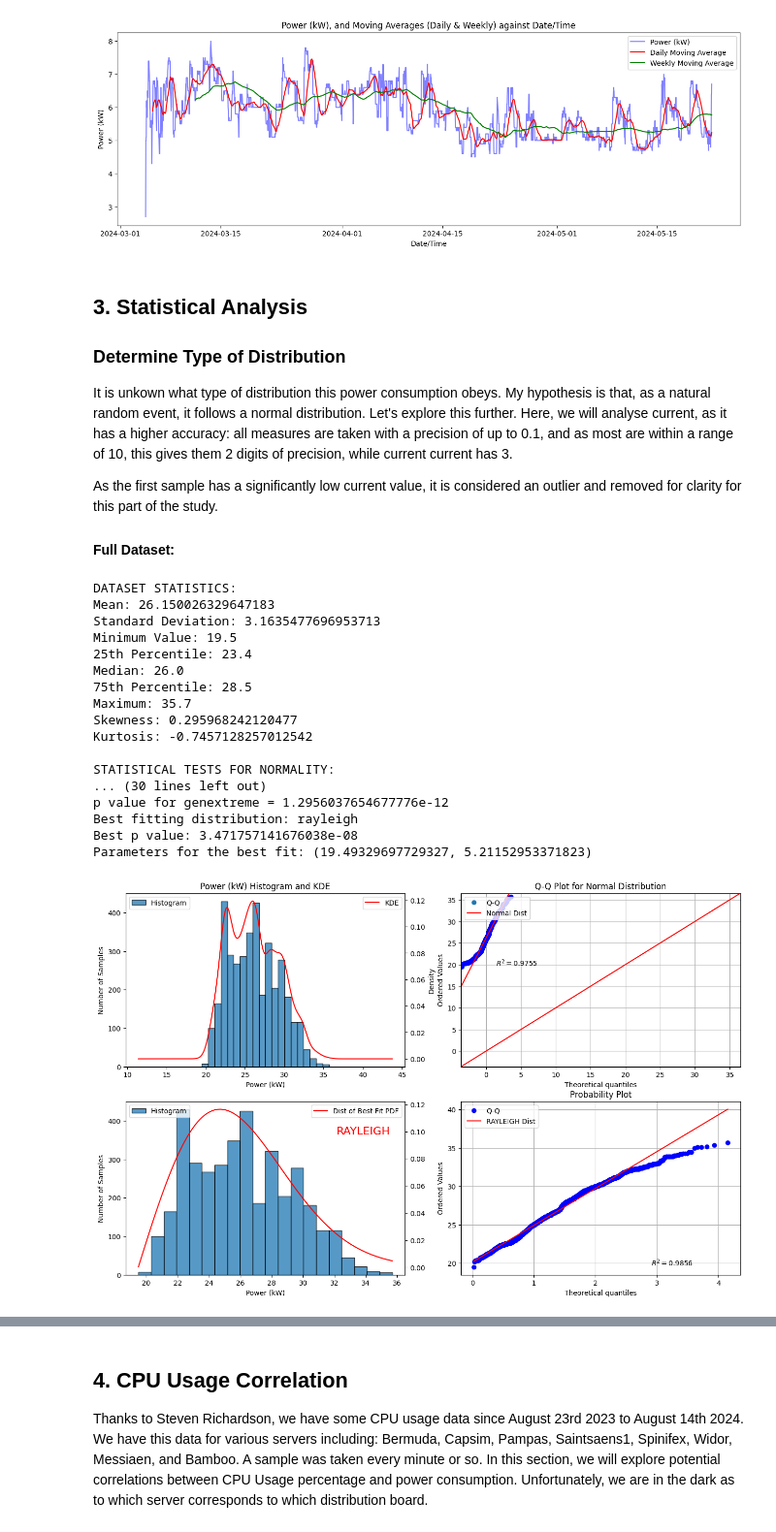
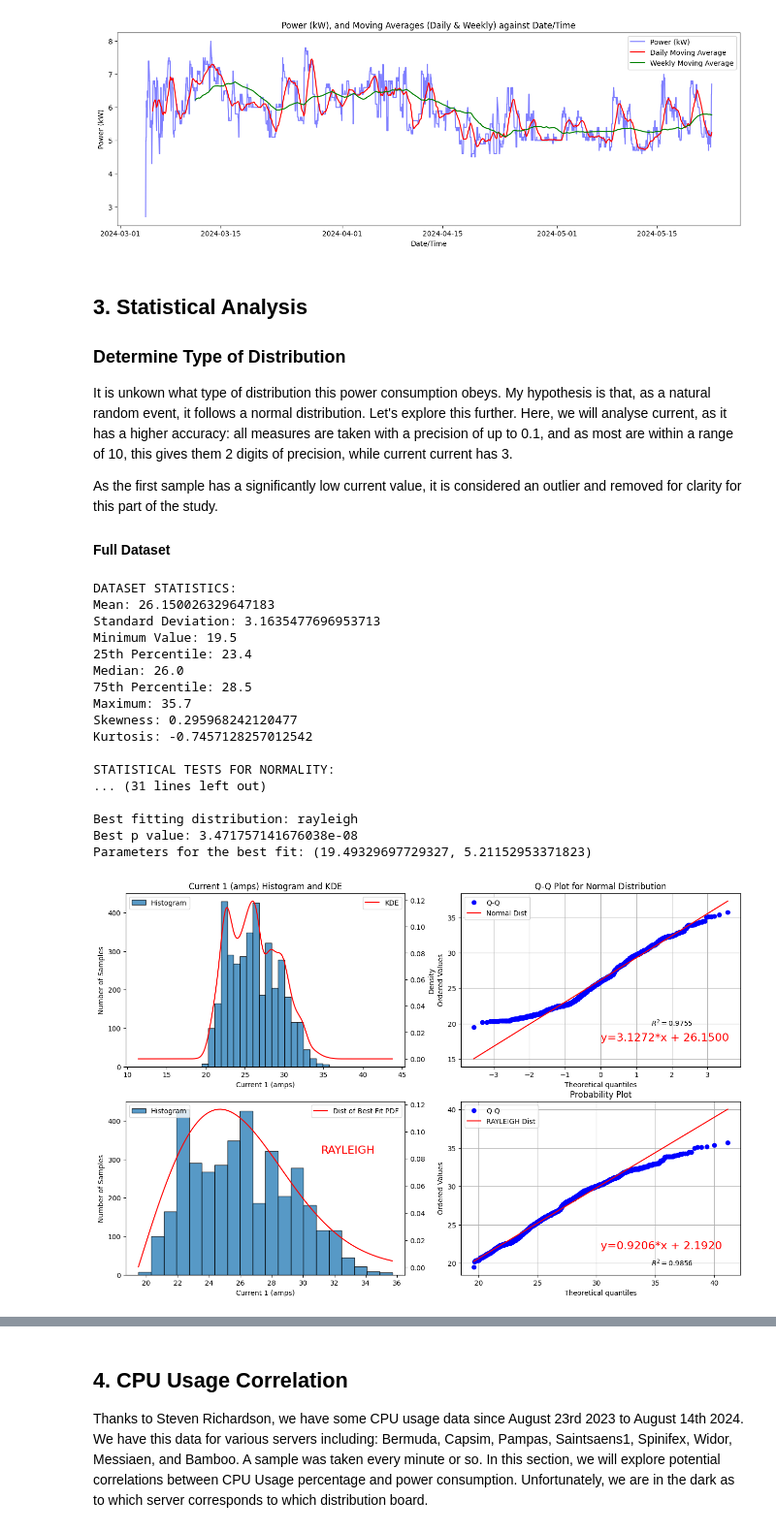
Before and after one commit to ogahector/power_analysis_eeedept, a Jupyter notebook: src/main.ipynb, the cells around one changed output, grey strips where cells are left out. Shown at 97% size. Drawn from its saved outputs; the diff is of its cells as text; code cells hidden in the pictures.

```diff
--- a/src/main.ipynb
+++ b/src/main.ipynb
@@ -419,27 +419,28 @@ It is unkown what type of distribution this power consumption obeys. My hypothes
 
 As the first sample has a significantly low current value, it is considered an outlier and removed for clarity for this part of the study.
 
-#### Full Dataset:
+#### Full Dataset
 # %%
-mylib.statistical_analysis(dl1['Current 1 (amps)'], bins=20, header=HEADER)
+HEADER = 'Current 1 (amps)'
+mylib.statistical_analysis(dl1[HEADER], bins=20, header=HEADER)
 # %% [output]
 DATASET STATISTICS:
 Mean: 26.150026329647183
 Standard Deviation: 3.1635477696953713
 Minimum Value: 19.5
 25th Percentile: 23.4
 Median: 26.0
 75th Percentile: 28.5
 Maximum: 35.7
 Skewness: 0.295968242120477
 Kurtosis: -0.7457128257012542
 
 STATISTICAL TESTS FOR NORMALITY:
-... (30 lines left out)
-p value for genextreme = 1.2956037654677776e-12
+... (31 lines left out)
+
 Best fitting distribution: rayleigh
 Best p value: 3.471757141676038e-08
 Parameters for the best fit: (19.49329697729327, 5.21152953371823)
-[figure, old version]
+[figure, new version]
 # %% [markdown]
 ### Important Dates
```
Also changed, not shown: parts of 11 cells of this notebook, 1 other file.
